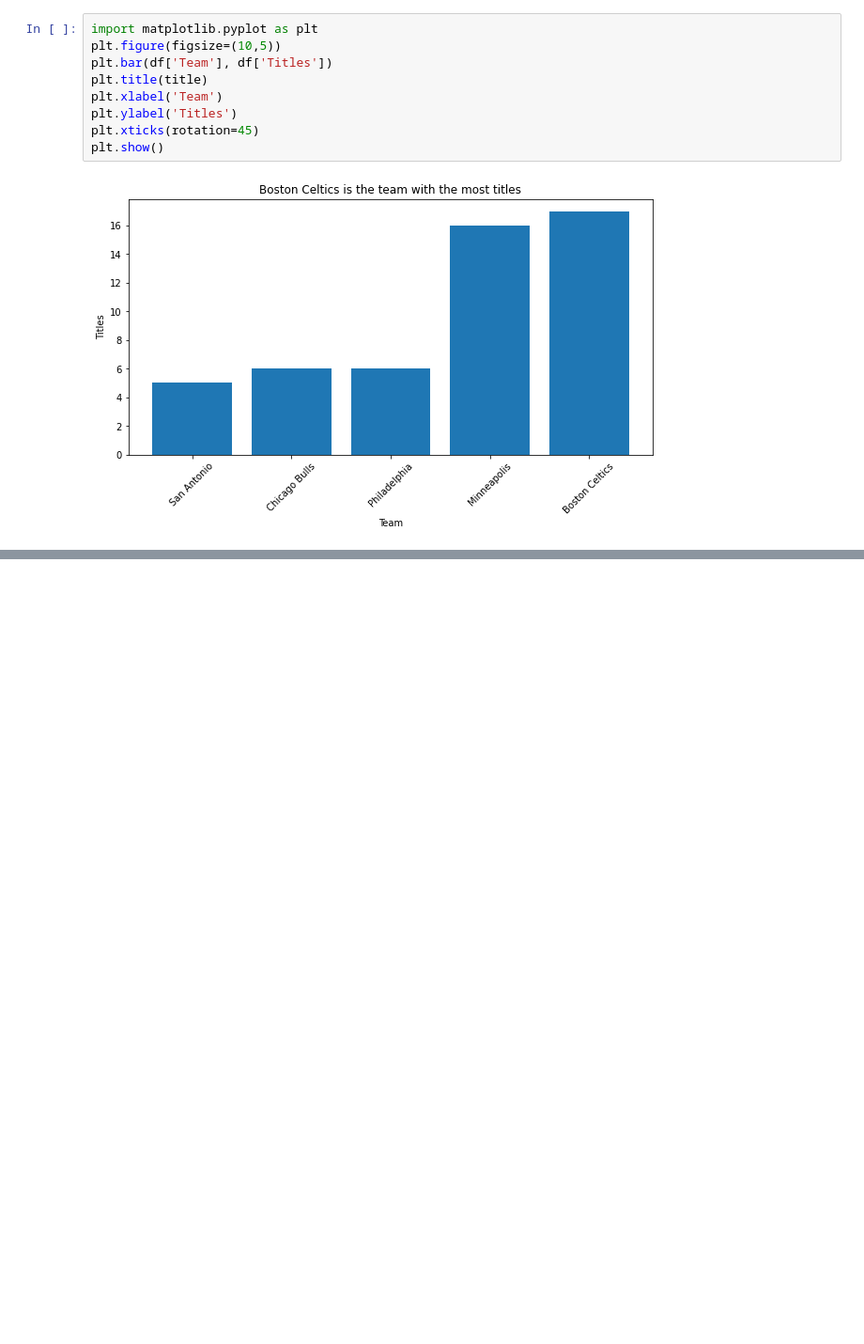
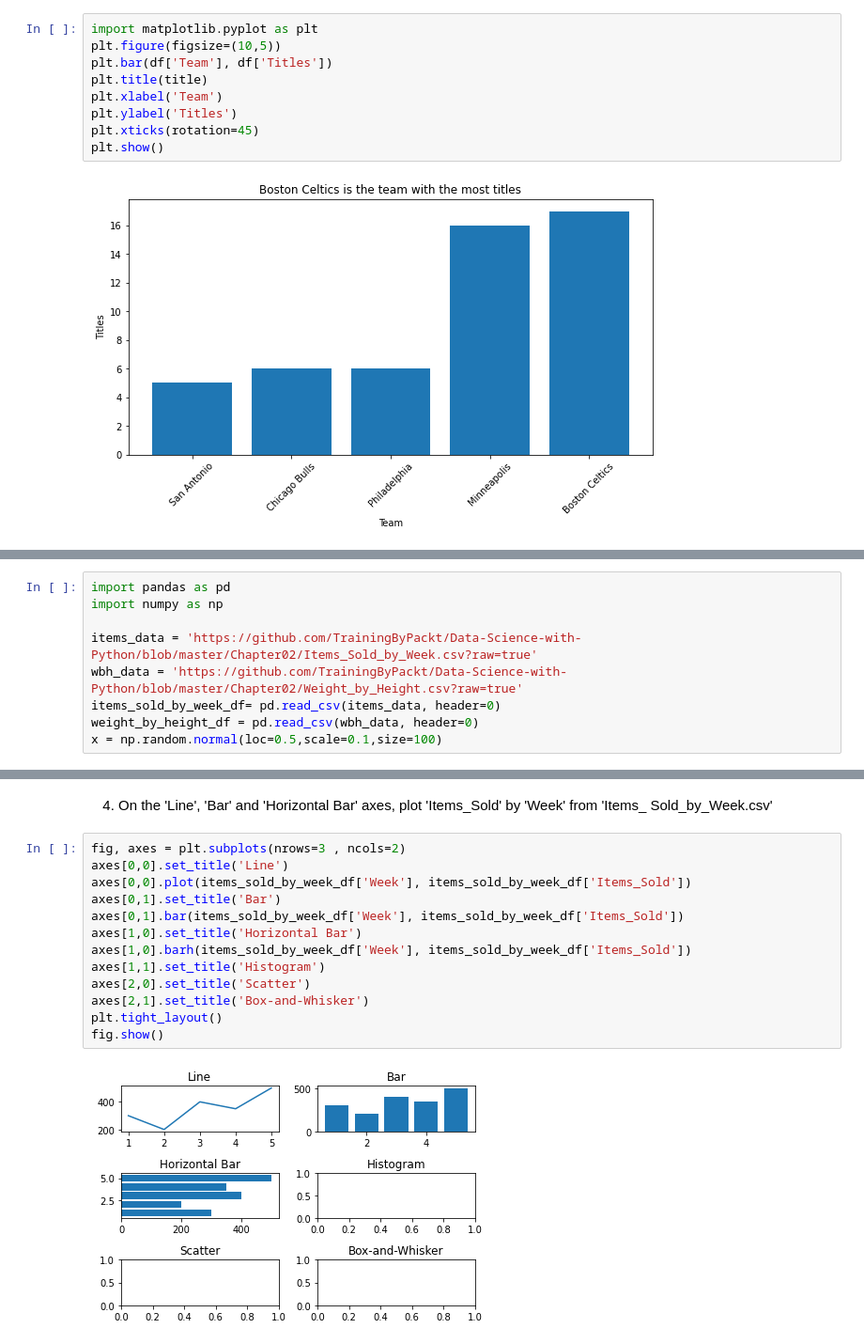
Before and after one commit to jafetpintle/DataManipulation, a Jupyter notebook: Activities_chapter_2.ipynb, the cells around one changed output, grey strips where cells are left out. Shown: that part at 94% size. Saved outputs shown, nothing was run; the diff lists cells and outputs as text; blank space fills up the shorter version.

```diff
--- a/Activities_chapter_2.ipynb
+++ b/Activities_chapter_2.ipynb
@@ -103,0 +120,9 @@ plt.show()
+# %%
+import pandas as pd
+import numpy as np
+
+items_data = 'https://github.com/TrainingByPackt/Data-Science-with-Python/blob/master/Chapter02/Items_Sold_by_Week.csv?raw=true'
+wbh_data = 'https://github.com/TrainingByPackt/Data-Science-with-Python/blob/master/Chapter02/Weight_by_Height.csv?raw=true'
+items_sold_by_week_df= pd.read_csv(items_data, header=0)
+weight_by_height_df = pd.read_csv(wbh_data, header=0)
+x = np.random.normal(loc=0.5,scale=0.1,size=100)
@@ -103,0 +210,18 @@ plt.show()
+# %% [markdown]
+4. On the 'Line', 'Bar' and 'Horizontal Bar' axes, plot 'Items_Sold' by 'Week' from 'Items_
+Sold_by_Week.csv'
+# %%
+fig, axes = plt.subplots(nrows=3 , ncols=2)
+axes[0,0].set_title('Line')
+axes[0,0].plot(items_sold_by_week_df['Week'], items_sold_by_week_df['Items_Sold'])
+axes[0,1].set_title('Bar')
+axes[0,1].bar(items_sold_by_week_df['Week'], items_sold_by_week_df['Items_Sold'])
+axes[1,0].set_title('Horizontal Bar')
+axes[1,0].barh(items_sold_by_week_df['Week'], items_sold_by_week_df['Items_Sold'])
+axes[1,1].set_title('Histogram')
+axes[2,0].set_title('Scatter')
+axes[2,1].set_title('Box-and-Whisker')
+plt.tight_layout()
+fig.show()
+# %% [output]
+[figure, added]
```
Also changed, not shown: parts of 17 cells of this notebook.
